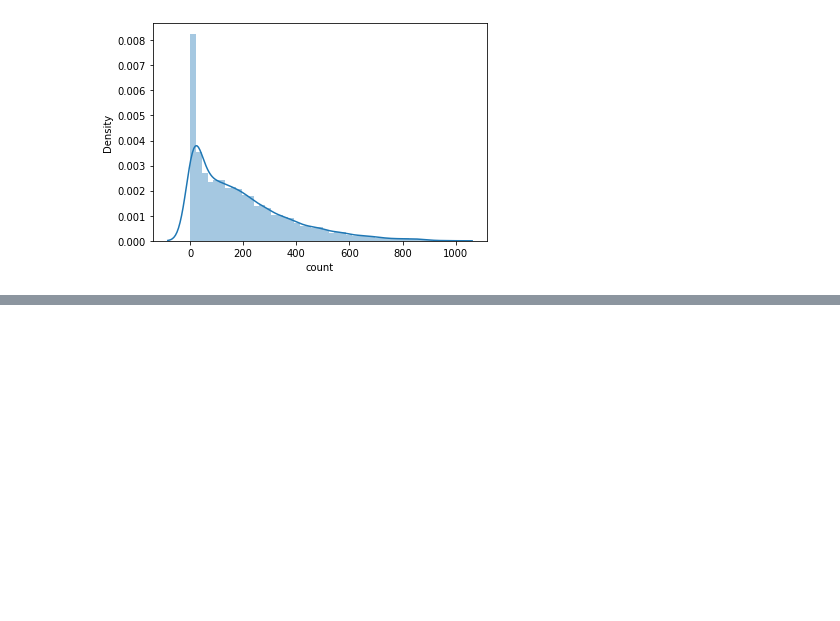
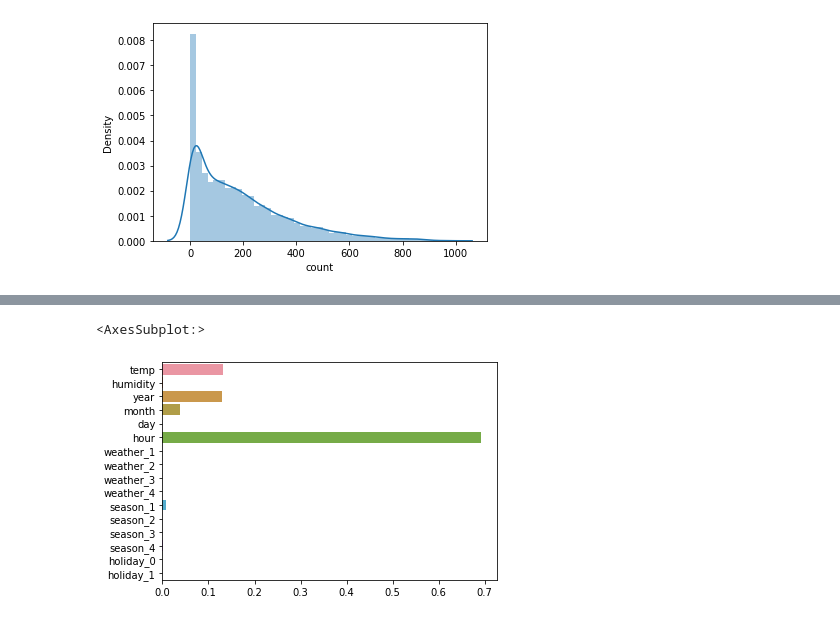
Before and after one commit to Jueun-Park/data-tutorial, a Jupyter notebook: bike_regression.ipynb, the cells around one changed output, grey strips where cells are left out. Drawn from its saved outputs; the diff is of its cells as text; code cells hidden in the pictures; blank space fills up the shorter version.

```diff
--- a/bike_regression.ipynb
+++ b/bike_regression.ipynb
@@ -350,0 +405,6 @@ kurtosis: 1.3000929518398334
+# %%
+x_train = train.drop('count', axis=1).values  # array
+target_label = train['count'].values
+x_test = test.values
+# %%
+x_train, x_val, y_train, y_val = train_test_split(x_train, target_label, test_size=0.2)
@@ -350,0 +453,3 @@ kurtosis: 1.3000929518398334
+# %%
+model = RandomForestRegressor(max_depth=5, verbose=1)
+model.fit(x_train, y_train)
@@ -350,0 +480,7 @@ kurtosis: 1.3000929518398334
+# %%
+feature_importance = model.feature_importances_
+# %%
+sns.barplot(feature_importance, train.drop('count', axis=1).columns)
+# %% [output]
+<AxesSubplot:>
+[figure, added]
```
Also changed, not shown: parts of 23 cells of this notebook.
